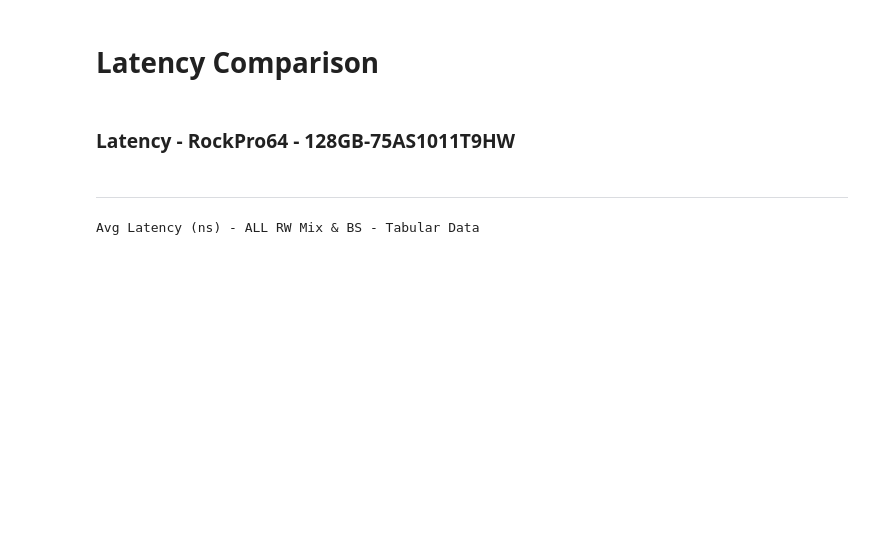
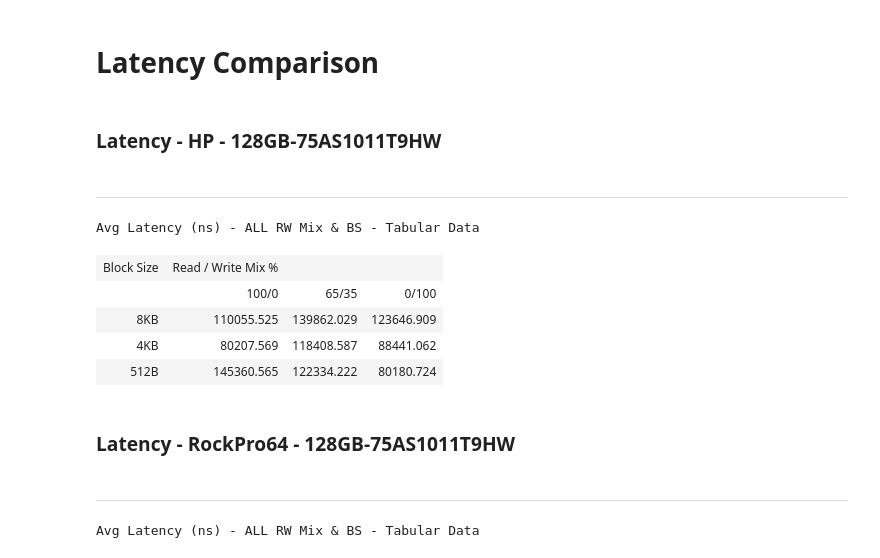
Before and after one commit to ljishen/SSSPT, a Jupyter notebook: analysis/notebooks/lat_comparison.ipynb, the cells around one changed output. Drawn from its saved outputs; the diff is of its cells as text; code cells hidden in the pictures; blank space fills up the shorter version.

Commit message:
Add latency tabular data for HP with SSD 128GB-75AS1011T9HW

```diff
--- a/analysis/notebooks/lat_comparison.ipynb
+++ b/analysis/notebooks/lat_comparison.ipynb
@@ -2,6 +2,18 @@
 # Latency Comparison
 # %%
 %run 'common/plot_lat.py'
+# %% [markdown]
+### Latency - HP - 128GB-75AS1011T9HW
+# %%
+plot_measurement_window_tabular('hp/lat/2')
+# %% [output]
+---
+Avg Latency (ns) - ALL RW Mix & BS - Tabular Data
+| Block Size | Read / Write Mix % |  |  |
+|  | 100/0 | 65/35 | 0/100 |
+| 8KB | 110055.525 | 139862.029 | 123646.909 |
+| 4KB | 80207.569 | 118408.587 | 88441.062 |
+| 512B | 145360.565 | 122334.222 | 80180.724 |
 # %% [markdown]
 ### Latency - RockPro64 - 128GB-75AS1011T9HW
 # %%
```
